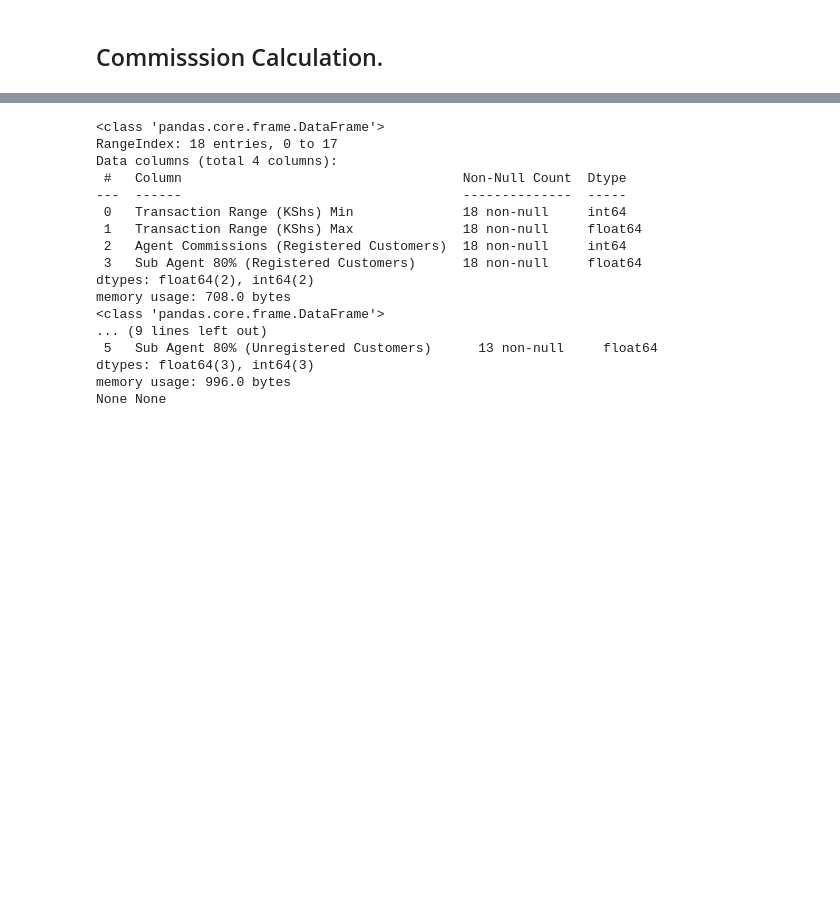
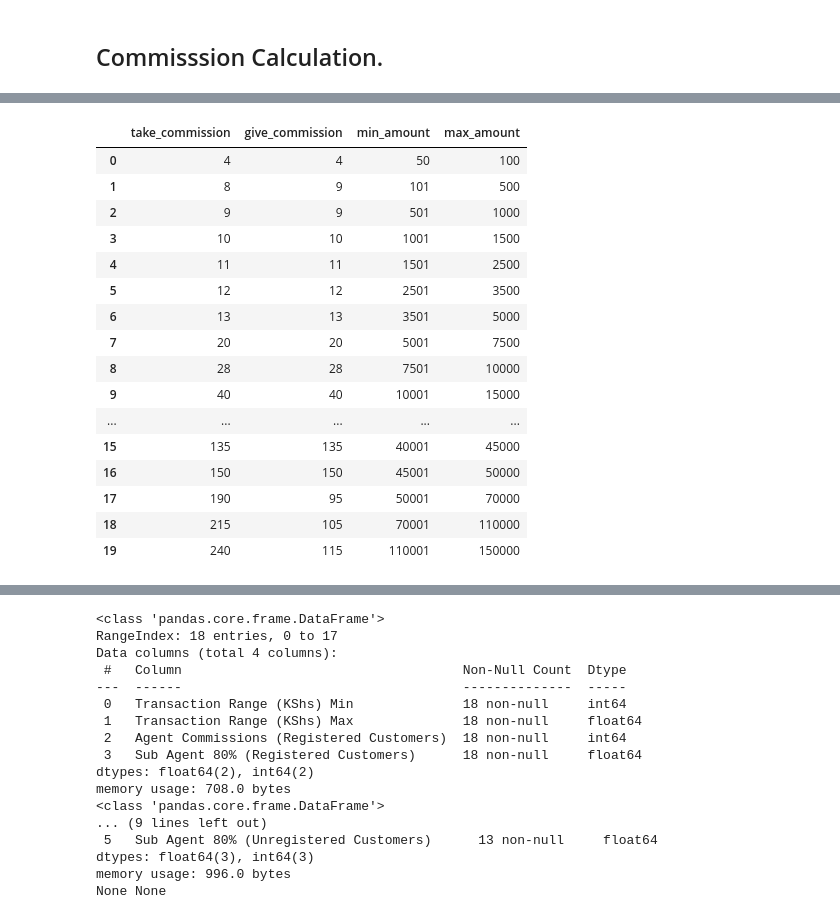
Before and after one commit to MarwaBrian/mpesa, a Jupyter notebook: index.ipynb, the cells around one changed output, grey strips where cells are left out. Drawn from its saved outputs; the diff is of its cells as text; code cells hidden in the pictures; blank space fills up the shorter version.

```diff
--- a/index.ipynb
+++ b/index.ipynb
@@ -641,0 +688,21 @@ deposits.head()
+# %%
+csv_comm = pd.read_csv('./data/commissions.csv')
+csv_comm.head(20)
+# %% [output]
+|  | take_commission | give_commission | min_amount | max_amount |
+| 0 | 4 | 4 | 50 | 100 |
+| 1 | 8 | 9 | 101 | 500 |
+| 2 | 9 | 9 | 501 | 1000 |
+| 3 | 10 | 10 | 1001 | 1500 |
+| 4 | 11 | 11 | 1501 | 2500 |
+| 5 | 12 | 12 | 2501 | 3500 |
+| 6 | 13 | 13 | 3501 | 5000 |
+| 7 | 20 | 20 | 5001 | 7500 |
+| 8 | 28 | 28 | 7501 | 10000 |
+| 9 | 40 | 40 | 10001 | 15000 |
+| ... | ... | ... | ... | ... |
+| 15 | 135 | 135 | 40001 | 45000 |
+| 16 | 150 | 150 | 45001 | 50000 |
+| 17 | 190 | 95 | 50001 | 70000 |
+| 18 | 215 | 105 | 70001 | 110000 |
+| 19 | 240 | 115 | 110001 | 150000 |
```
Also changed, not shown: parts of 14 cells of this notebook, 6 other files.
